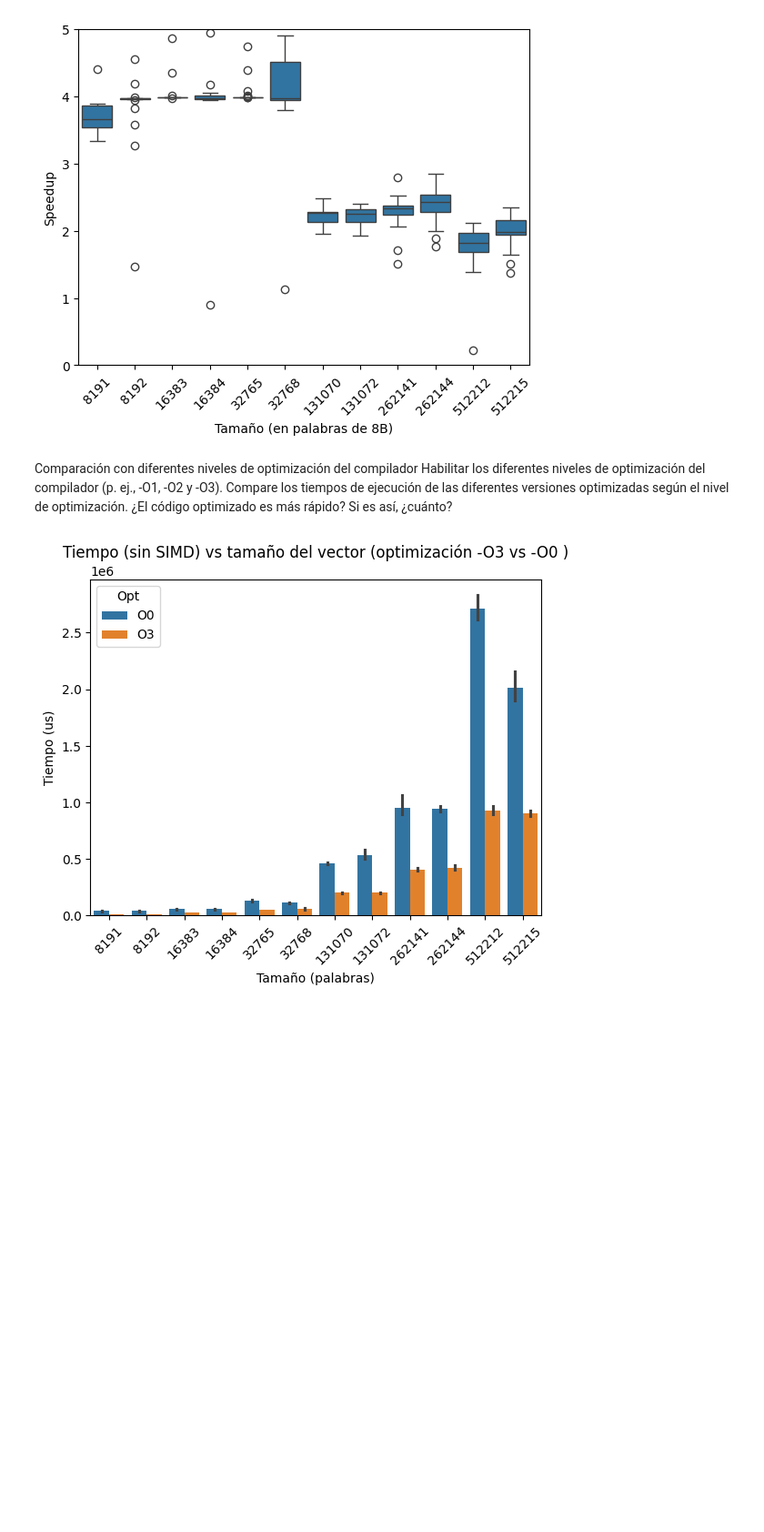
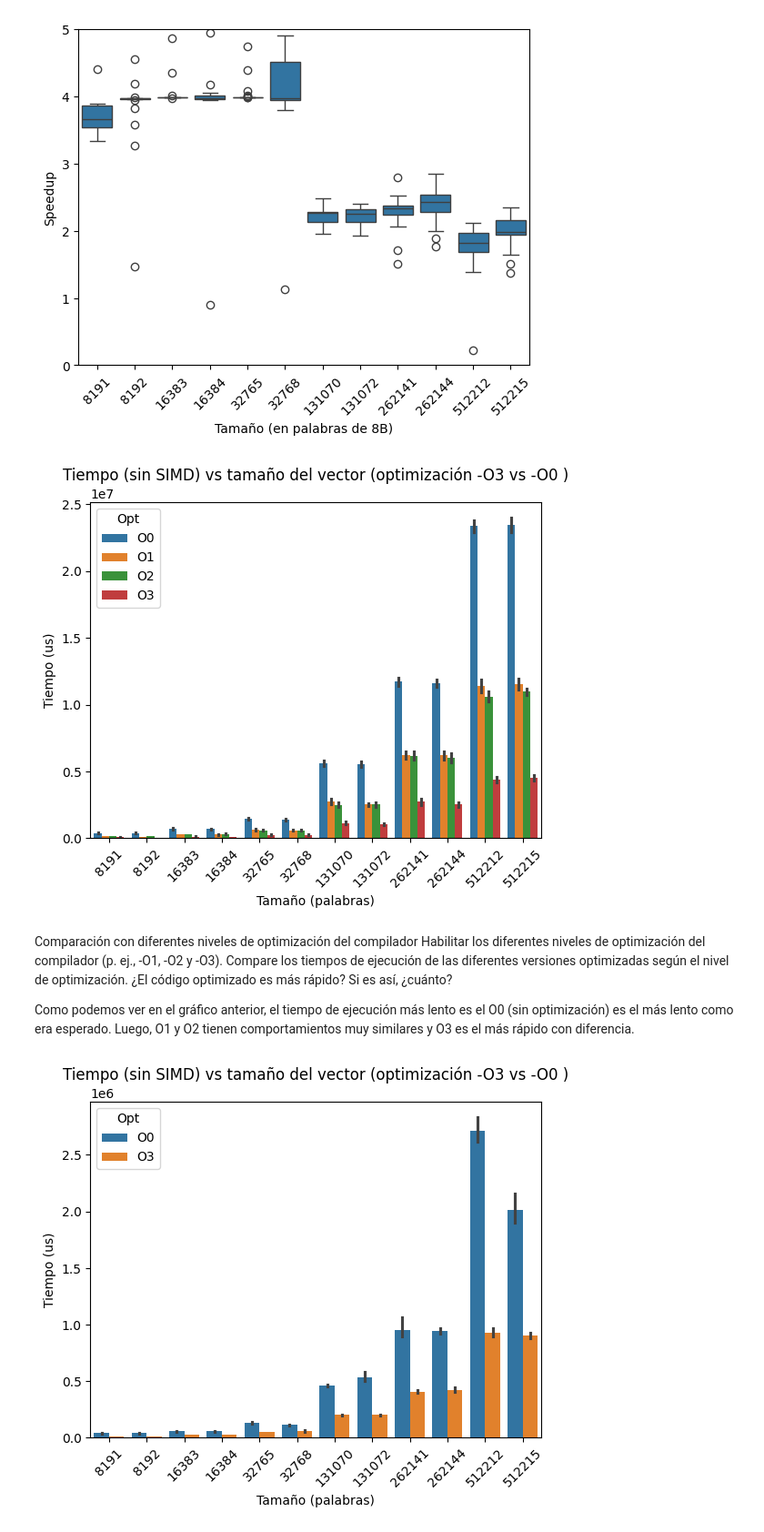
Before and after one commit to victorino3c/CAP-P1, a Jupyter notebook: Tutorial_SIMD_intirnsics.ipynb/Tutorial_SIMD_intirnsics.ipynb, the cells around one changed output. Shown at 91% size. Saved outputs shown, nothing was run; the diff lists cells and outputs as text; code cells hidden in the pictures; blank space fills up the shorter version.

```diff
--- a/Tutorial_SIMD_intirnsics.ipynb/Tutorial_SIMD_intirnsics.ipynb
+++ b/Tutorial_SIMD_intirnsics.ipynb/Tutorial_SIMD_intirnsics.ipynb
@@ -777,11 +777,33 @@ plt.ylim([0,5])
 # %% [output]
 (0.0, 5.0)
 [figure]
+# %%
+df_0 = pd.read_csv("dotproductdataO0.txt", sep=" ")
+df_1 = pd.read_csv("dotproductdataO1.txt", sep=" ")
+df_2 = pd.read_csv("dotproductdataO2.txt", sep=" ")
+df_3 = pd.read_csv("dotproductdataO3.txt", sep=" ")
+
+df_0["Opt"] = "O0"
+df_1["Opt"] = "O1"
+df_2["Opt"] = "O2"
+df_3["Opt"] = "O3"
+
+df_ = pd.concat([df_0, df_1, df_2, df_3])
+
+sns.barplot(df_, x="tamaño", y="time_naive", hue="Opt")
+plt.title('Tiempo (sin SIMD) vs tamaño del vector (optimización -O3 vs -O0 )')
+plt.xlabel('Tamaño (palabras)')
+plt.ylabel('Tiempo (us)')
+plt.xticks(rotation=45);
+# %% [output]
+[figure, added]
 # %% [markdown]
 
 Comparación con diferentes niveles de optimización del compilador
 Habilitar los diferentes niveles de optimización del compilador
 (p. ej., -O1, -O2 y -O3). Compare los tiempos de ejecución de las diferentes versiones optimizadas según el nivel de optimización. ¿El código optimizado es más rápido? Si es así, ¿cuánto?
+
+Como podemos ver en el gráfico anterior, el tiempo de ejecución más lento es el O0 (sin optimización) es el más lento como era esperado. Luego, O1 y O2 tienen comportamientos muy similares y O3 es el más rápido con diferencia.
 # %%
 df0["Opt"] = "O0"
 df3["Opt"] = "O3"
```
Also changed, not shown: parts of 13 cells of this notebook, 5 other files.
